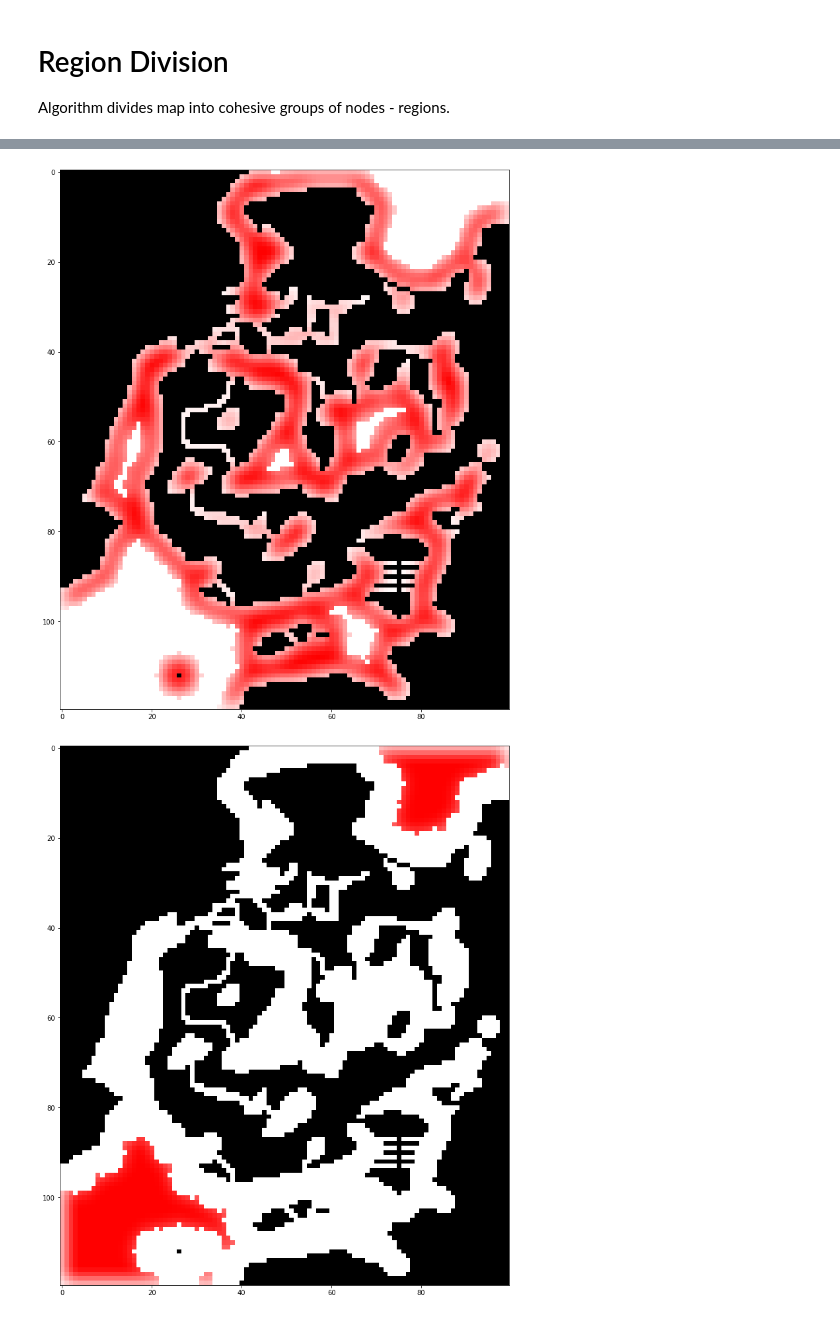
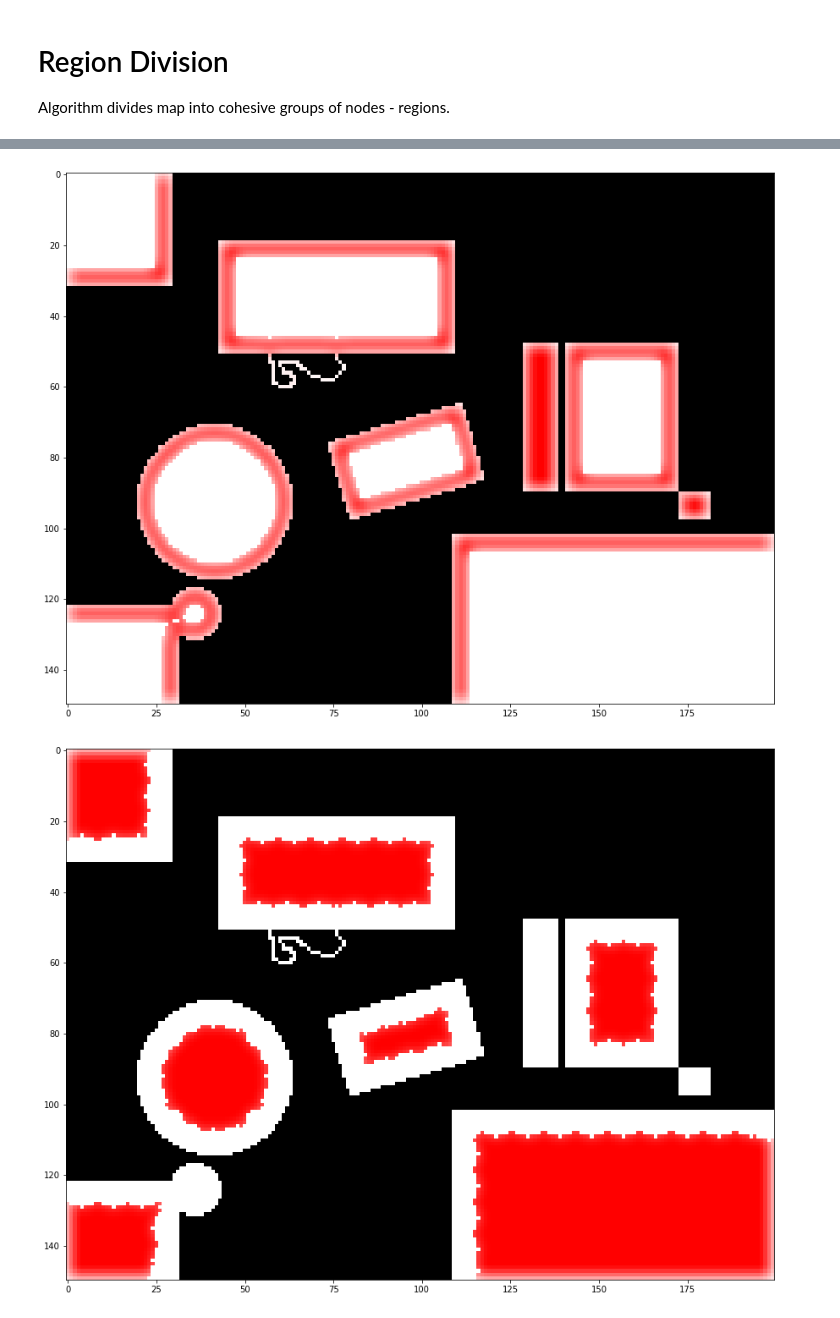
Before and after one commit to easterprince/new-world-project, a Jupyter notebook: Python Prototypes/Region Division/Division.ipynb, the cells around one changed output, grey strips where cells are left out. Cells and saved outputs as stored; diff of their text form; code cells hidden in the pictures.

```diff
--- a/Python Prototypes/Region Division/Division.ipynb
+++ b/Python Prototypes/Region Division/Division.ipynb
@@ -26,7 +26,7 @@ def show_gray_image(image):
     fig, ax = plt.subplots(figsize = (15, 15))
     imgplot = ax.imshow(image, cmap = 'gray', interpolation = 'nearest')
 # %%
-map_data = mpimg.imread('sample.bmp')
+map_data = mpimg.imread('rectangles.bmp')
 map_data = preprocess_map(map_data)
 show_gray_image(map_data)
 # %% [output]
@@ -269,33 +269,33 @@ class Scoring:
         return self.owner_map
 
 def show_ownerships_on_map(owner_map, map_data, save_as = None):
     max_map_value = np.max(map_data)
     image = np.tile(map_data.reshape(map_data.shape + (1, )), (1, 1, 3)) / max_map_value
     owners_to_colors = {}
     for (x, y), owner in np.ndenumerate(owner_map):
         if owner is None:
             continue
         owners_to_colors[owner] = [0, 0, 0]
     for owner in owners_to_colors:
         color = np.array([0, 255, random.randrange(0, 256)]) / 255
         random.shuffle(color)
         owners_to_colors[owner] = color
     for (x, y), owner in np.ndenumerate(owner_map):
         if owner is None:
             continue
         color = owners_to_colors[owner]
         if owner.x == x and owner.y == y:
             color = 1 - 0.5 * (1 - color)
         image[x, y] = color
     fig, ax = plt.subplots(figsize = (15, 15))
     plt.title('Regions ({0})'.format(len(owners_to_colors)))
     imgplot = ax.imshow(image, interpolation = 'nearest')
     if save_as is not None:
         mpimg.imsave(save_as, image)
 
 
 owner_map = Scoring(vertices, radius).run()
-show_ownerships_on_map(owner_map, map_data, save_as = 'output.bmp')
+show_ownerships_on_map(owner_map, map_data, save_as = 'rectangles_output.bmp')
 # %% [output]
-[figure, old version]
+[figure, new version]
-[figure, old version]
+[figure, new version]
```
Also changed, not shown: parts of 3 cells of this notebook, 3 other files.
